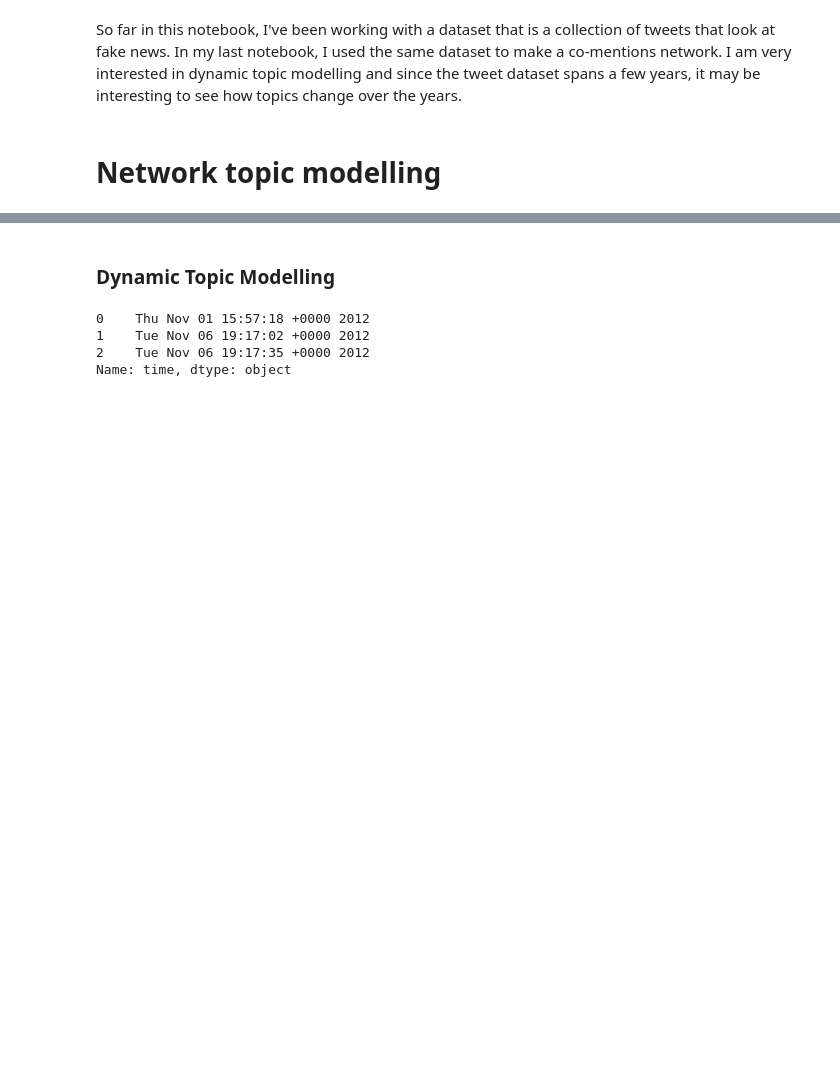
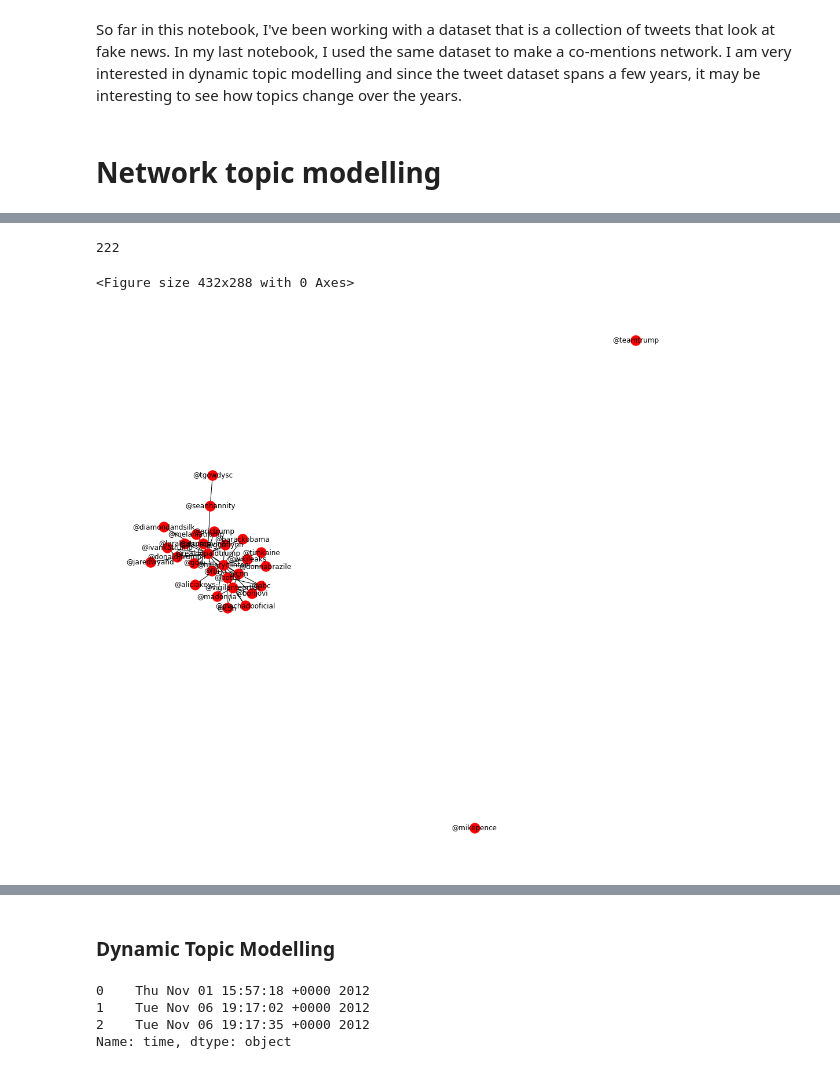
Before and after one commit to rkcatipon/Content-Analysis-2020, a Jupyter notebook: week-6/6-HW-Response.ipynb, the cells around one changed output, grey strips where cells are left out. Drawn from its saved outputs; the diff is of its cells as text; code cells hidden in the pictures; blank space fills up the shorter version.

```diff
--- a/week-6/6-HW-Response.ipynb
+++ b/week-6/6-HW-Response.ipynb
@@ -817,0 +847,46 @@ So far in this notebook, I've been working with a dataset that is a collection o
+# %%
+len(mentions)
+# %% [output]
+222
+# %%
+#initialize network
+import networkx as nx
+
+mentions_network = nx.Graph()
+# %%
+#filter mentions to those that are at least mentioned twice
+for mention in mentions:
+    if mentions[mention] > 2:
+        mentions_network.add_node(mention, times_mentioned= mentions[mention], words=[])
+# %%
+all_texts = []
+for tweet in tokens:
+
+    for word in tweet: #index into each word
+        if "@" in word:
+
+            if word in mentions_network.nodes():
+                for word_ in tweet:
+                    if "@" in word_:
+                        #print(word_)
+                        if word_ != word and word_ in mentions_network.nodes():
+
+                            if (word, word_) not in mentions_network.edges():
+                                mentions_network.add_edge(word, word_, weight=0)
+                            if (word, word_) in mentions_network.edges():
+                                mentions_network.edges[(word, word_)]['weight'] += 1
+                            mentions_network.nodes[word]['words'].append(tweet)
+                            mentions_network.nodes[word_]['words'].append(tweet)
+
+                            all_texts.append(lucem_illud_2020.normalizeTokens(tweet))
+                        break
+# %%
+# smaller nodes and fonts
+plt.figure(2)
+# larger figure size
+plt.figure(3,figsize=(13,13))
+nx.draw(mentions_network, with_labels=True)
+plt.show()
+# %% [output]
+<Figure size 432x288 with 0 Axes>
+[figure, added]
```
Also changed, not shown: parts of 5 cells of this notebook.
